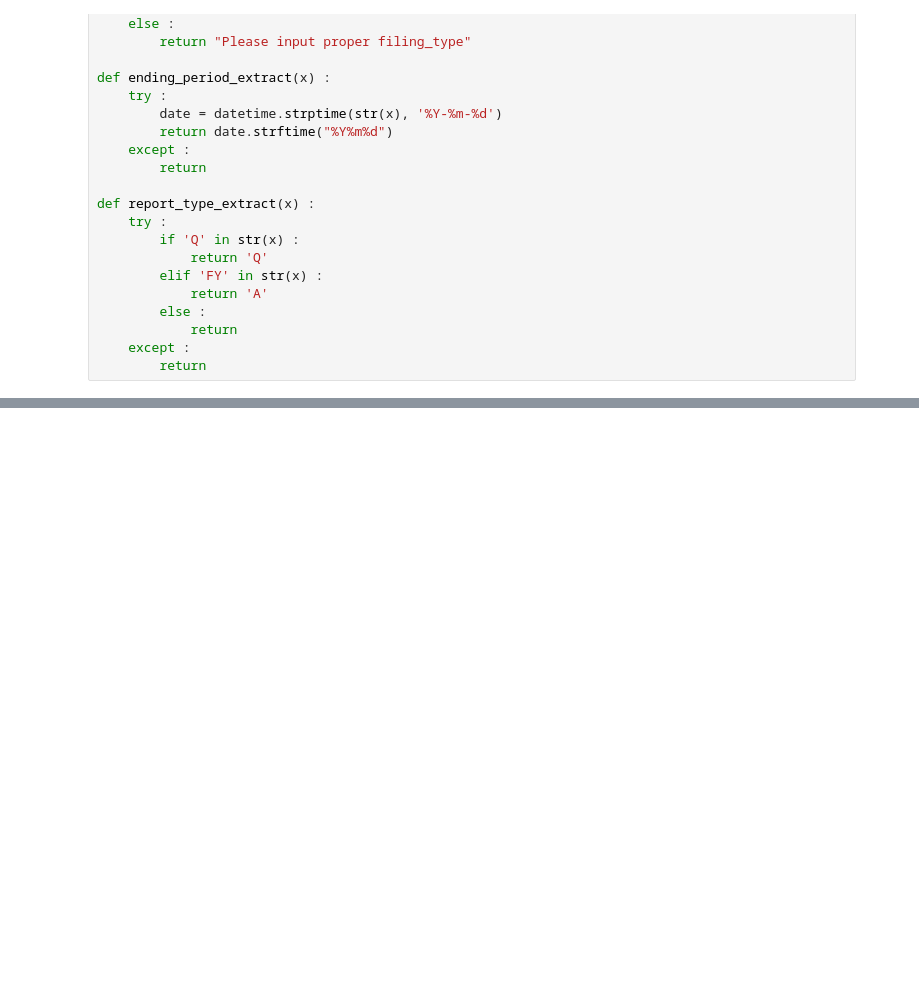
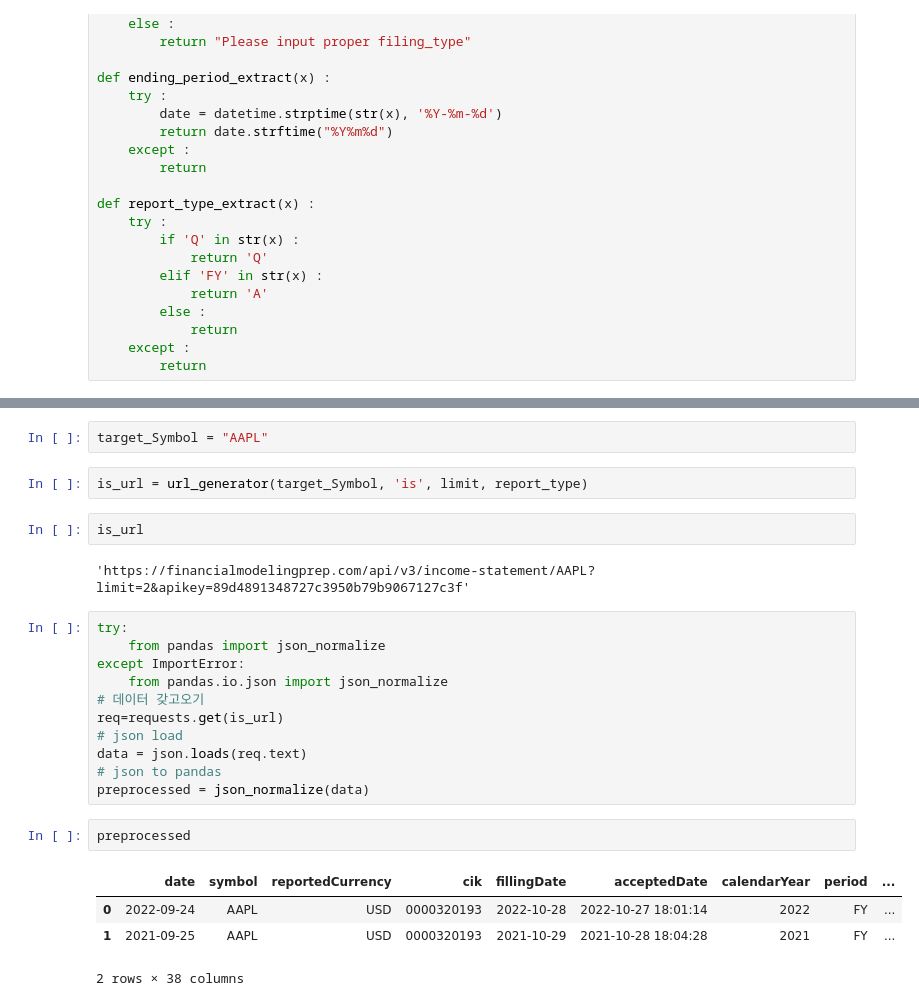
Before and after one commit to cmblir/Digital-Industry-Innovation, a Jupyter notebook: DataCollection/test.ipynb, the cells around one changed output, grey strips where cells are left out. Cells and saved outputs as stored; diff of their text form; blank space fills up the shorter version.

```diff
--- a/DataCollection/test.ipynb
+++ b/DataCollection/test.ipynb
@@ -325,0 +435,26 @@ def get_symbols(country):
+# %%
+target_Symbol = "AAPL"
+# %%
+is_url = url_generator(target_Symbol, 'is', limit, report_type)
+# %%
+is_url
+# %% [output]
+'https://financialmodelingprep.com/api/v3/income-statement/AAPL?limit=2&apikey=89d4891348727c3950b79b9067127c3f'
+# %%
+try:
+    from pandas import json_normalize
+except ImportError:
+    from pandas.io.json import json_normalize
+# 데이터 갖고오기
+req=requests.get(is_url)
+# json load
+data = json.loads(req.text)
+# json to pandas
+preprocessed = json_normalize(data)
+# %%
+preprocessed
+# %% [output]
+|  | date | symbol | reportedCurrency | cik | fillingDate | acceptedDate | calendarYear | period | ... |
+| 0 | 2022-09-24 | AAPL | USD | 0000320193 | 2022-10-28 | 2022-10-27 18:01:14 | 2022 | FY | ... |
+| 1 | 2021-09-25 | AAPL | USD | 0000320193 | 2021-10-29 | 2021-10-28 18:04:28 | 2021 | FY | ... |
+2 rows × 38 columns
```
Also changed, not shown: parts of 21 cells of this notebook, 8 other files.
